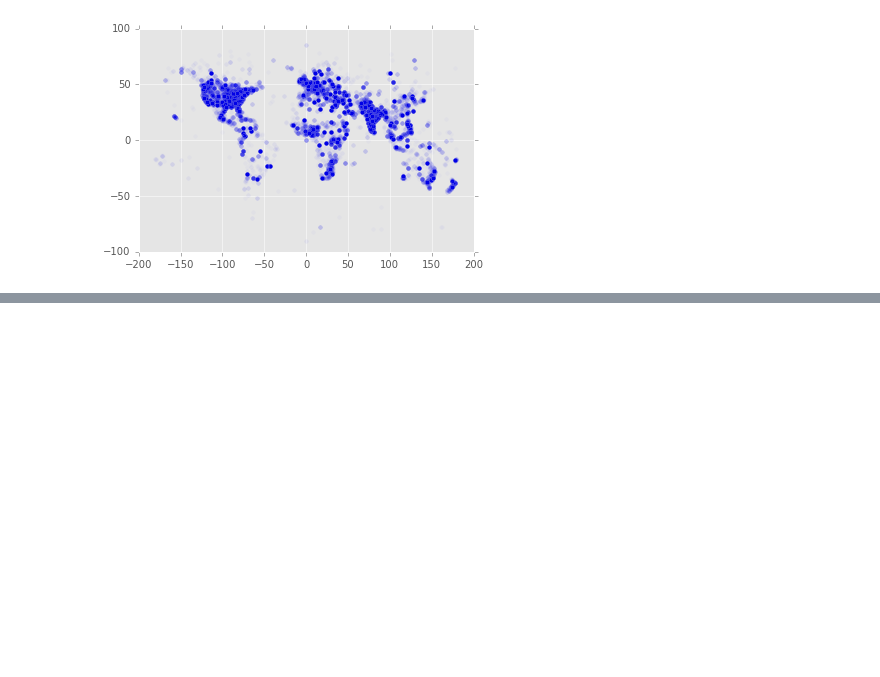
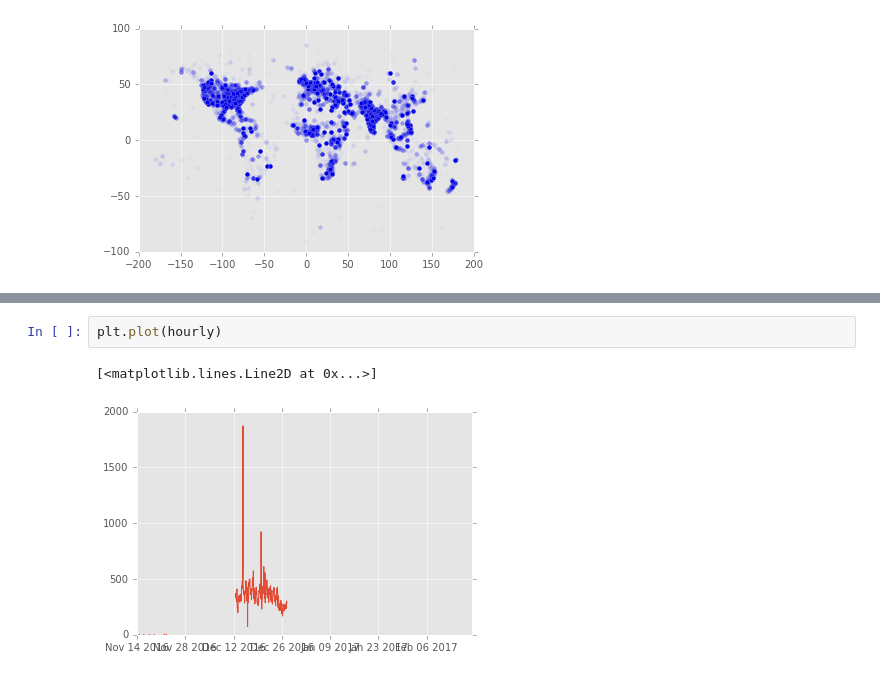
Before and after one commit to brendan-dorsey/stabilitas-thresholds, a Jupyter notebook: initial_eda.ipynb, the cells around one changed output, grey strips where cells are left out. Drawn from its saved outputs; the diff is of its cells as text; blank space fills up the shorter version.

```diff
--- a/initial_eda.ipynb
+++ b/initial_eda.ipynb
@@ -144,0 +113,5 @@ plt.plot(ts_created)
+# %%
+plt.plot(hourly)
+# %% [output]
+[<matplotlib.lines.Line2D at 0x...>]
+[figure, added]
```
Also changed, not shown: parts of 11 cells of this notebook.
